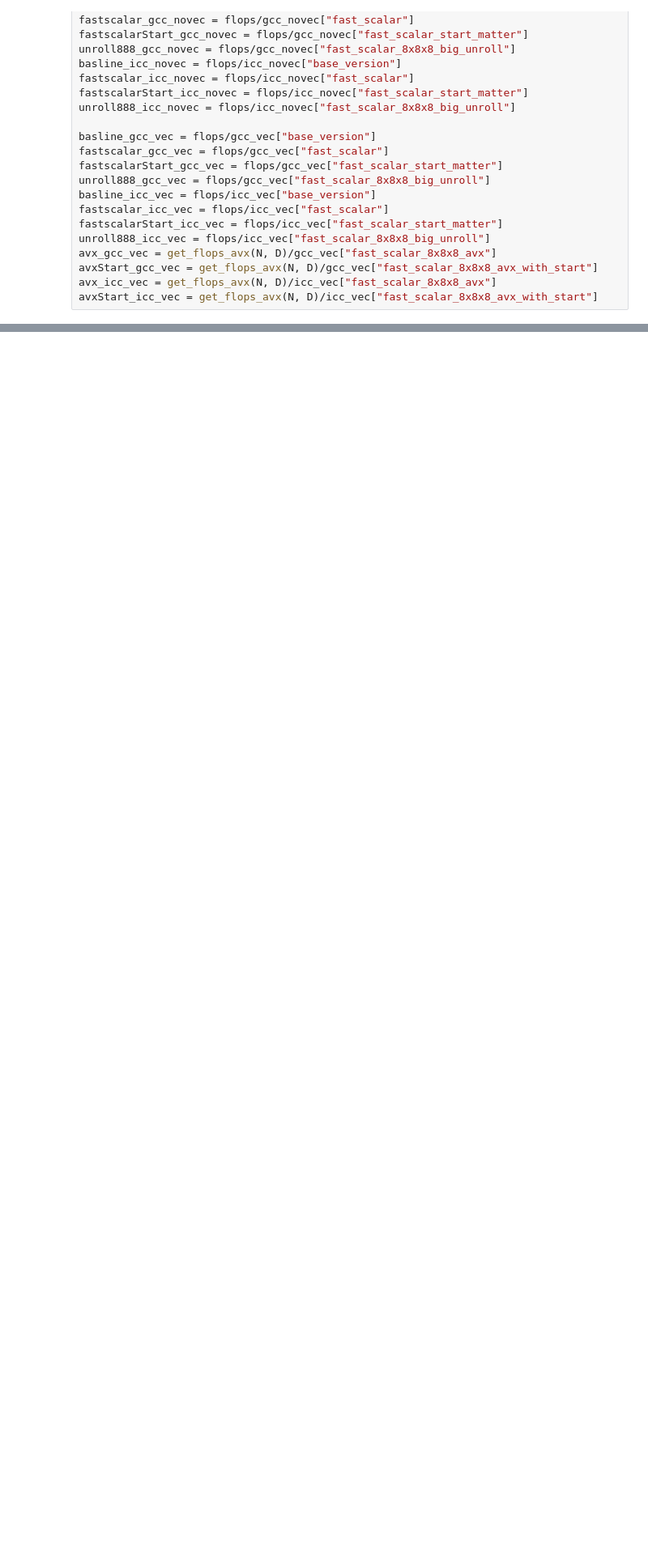
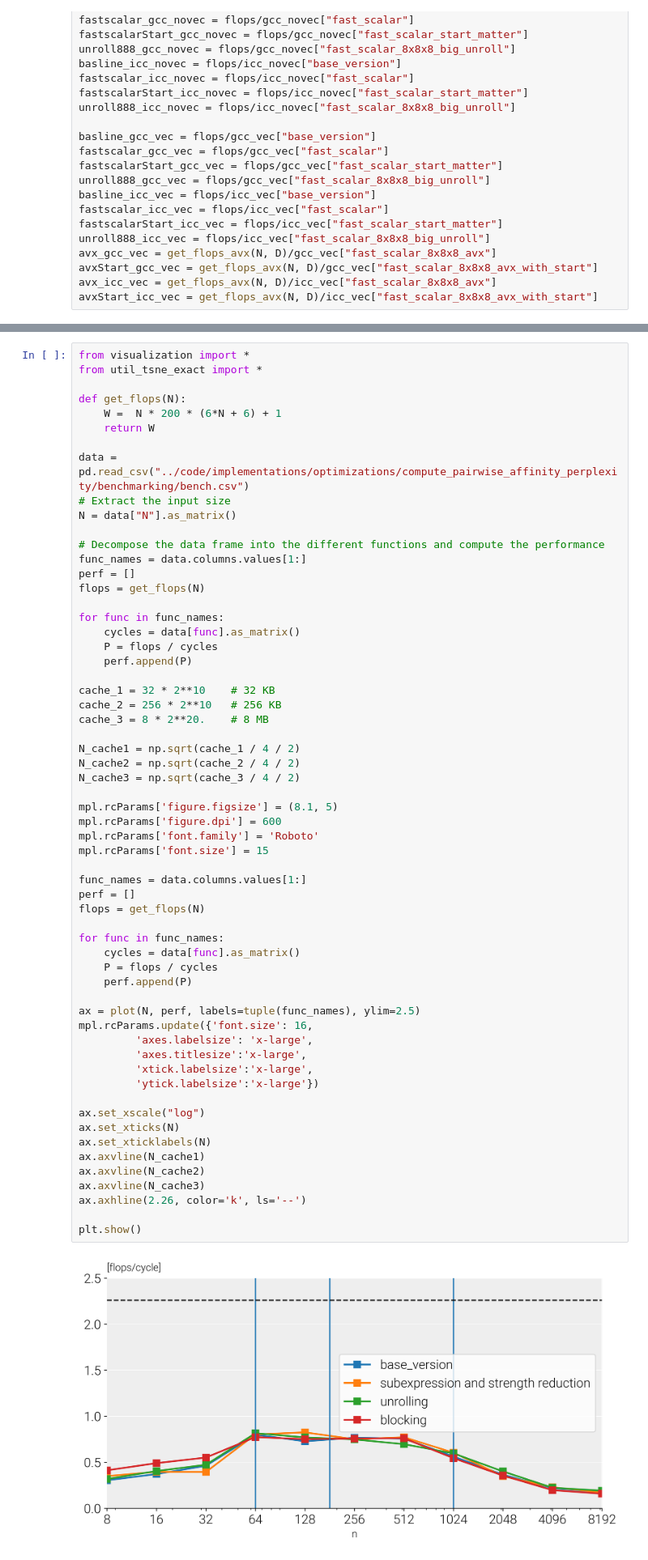
Before and after one commit to albertomontesg/fast-tsne, a Jupyter notebook: report/Report Calculations and Plots.ipynb, the cells around one changed output, grey strips where cells are left out. Shown at 81% size. Drawn from its saved outputs; the diff is of its cells as text; blank space fills up the shorter version.

Commit message:
added perplexity calculations

```diff
--- a/report/Report Calculations and Plots.ipynb
+++ b/report/Report Calculations and Plots.ipynb
@@ -734,0 +792,62 @@ plt.show()
+# %%
+from visualization import *
+from util_tsne_exact import *
+
+def get_flops(N):
+    W =  N * 200 * (6*N + 6) + 1
+    return W
+
+data = pd.read_csv("../code/implementations/optimizations/compute_pairwise_affinity_perplexity/benchmarking/bench.csv")
+# Extract the input size
+N = data["N"].as_matrix()
+
+# Decompose the data frame into the different functions and compute the performance
+func_names = data.columns.values[1:]
+perf = []
+flops = get_flops(N)
+
+for func in func_names:
+    cycles = data[func].as_matrix()
+    P = flops / cycles
+    perf.append(P)
+
+cache_1 = 32 * 2**10    # 32 KB
+cache_2 = 256 * 2**10   # 256 KB
+cache_3 = 8 * 2**20.    # 8 MB
+
+N_cache1 = np.sqrt(cache_1 / 4 / 2)
+N_cache2 = np.sqrt(cache_2 / 4 / 2)
+N_cache3 = np.sqrt(cache_3 / 4 / 2)
+
+mpl.rcParams['figure.figsize'] = (8.1, 5)
+mpl.rcParams['figure.dpi'] = 600
+mpl.rcParams['font.family'] = 'Roboto'
+mpl.rcParams['font.size'] = 15
+
+func_names = data.columns.values[1:]
+perf = []
+flops = get_flops(N)
+
+for func in func_names:
+    cycles = data[func].as_matrix()
+    P = flops / cycles
+    perf.append(P)
+
+ax = plot(N, perf, labels=tuple(func_names), ylim=2.5)
+mpl.rcParams.update({'font.size': 16,
+         'axes.labelsize': 'x-large',
+         'axes.titlesize':'x-large',
+         'xtick.labelsize':'x-large',
+         'ytick.labelsize':'x-large'})
+
+ax.set_xscale("log")
+ax.set_xticks(N)
+ax.set_xticklabels(N)
+ax.axvline(N_cache1)
+ax.axvline(N_cache2)
+ax.axvline(N_cache3)
+ax.axhline(2.26, color='k', ls='--')
+
+plt.show()
+# %% [output]
+[figure, added]
```
Also changed, not shown: parts of 10 cells of this notebook.
